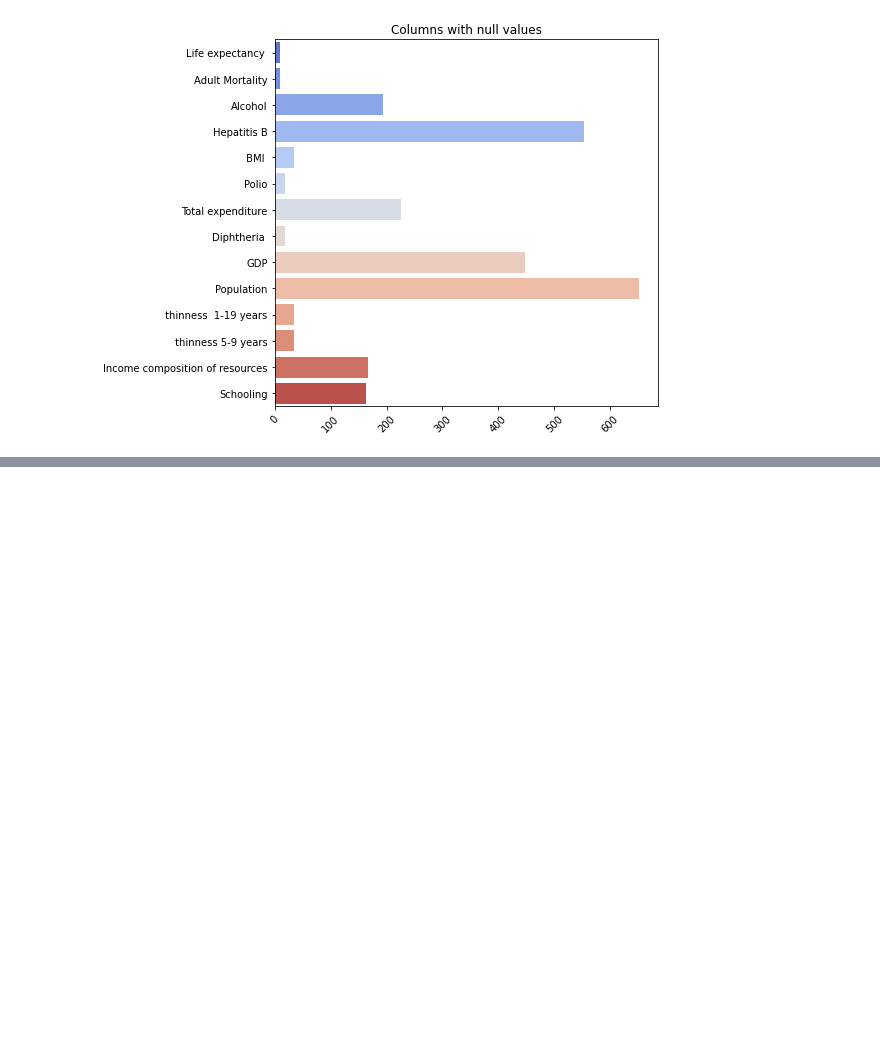
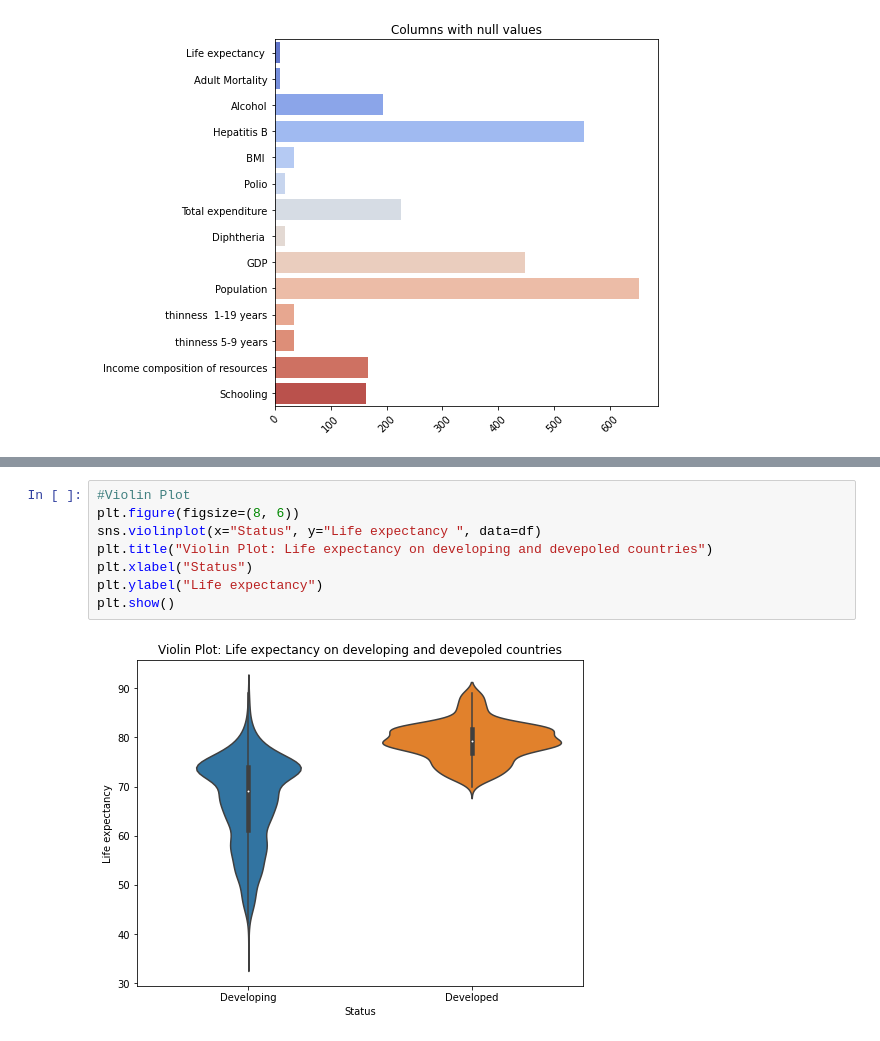
Before and after one commit to srodriguez252/Life-Expectancy, a Jupyter notebook: life_expectancy.ipynb, the cells around one changed output, grey strips where cells are left out. Saved outputs shown, nothing was run; the diff lists cells and outputs as text; blank space fills up the shorter version.

```diff
--- a/life_expectancy.ipynb
+++ b/life_expectancy.ipynb
@@ -107,0 +137,10 @@ plt.show()
+# %%
+#Violin Plot
+plt.figure(figsize=(8, 6))
+sns.violinplot(x="Status", y="Life expectancy ", data=df)
+plt.title("Violin Plot: Life expectancy on developing and devepoled countries")
+plt.xlabel("Status")
+plt.ylabel("Life expectancy")
+plt.show()
+# %% [output]
+[figure, added]
```
Also changed, not shown: parts of 2 cells of this notebook.
